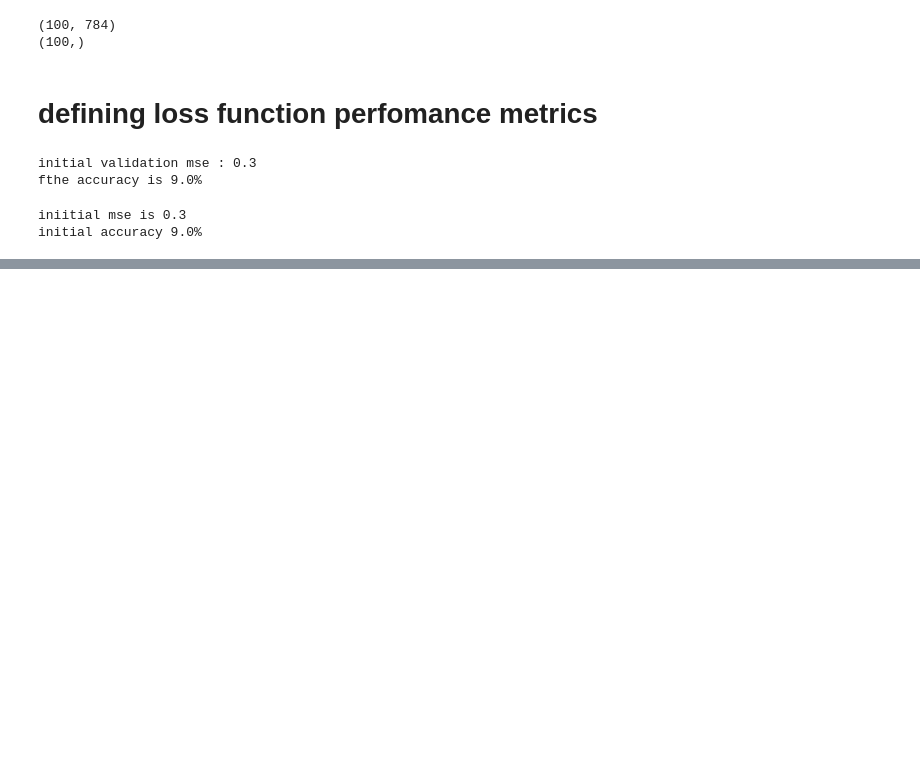
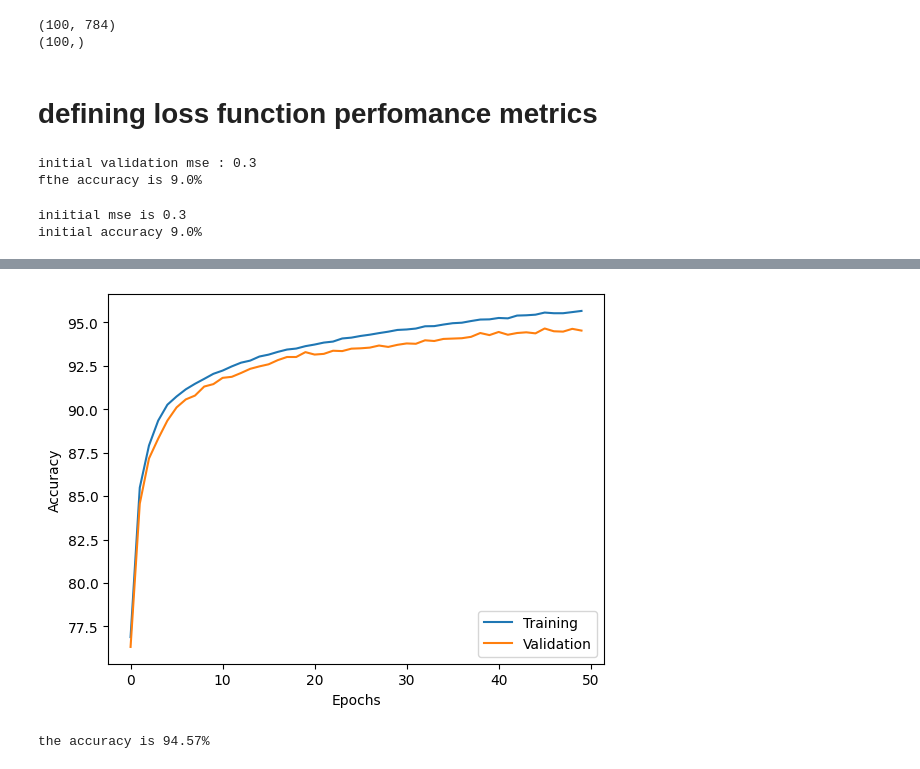
Before and after one commit to Wizard-hash2/Implementing-a-Multilayer-Artificial-Neural-Network, a Jupyter notebook: working_file.ipynb, the cells around one changed output, grey strips where cells are left out. Drawn from its saved outputs; the diff is of its cells as text; code cells hidden in the pictures; blank space fills up the shorter version.

```diff
--- a/working_file.ipynb
+++ b/working_file.ipynb
@@ -288,0 +298,14 @@ Epoch: 050/050 | Train MSE: 0.01 | Train Acc: 95.69% | Valid Acc: 94.54%
+# %%
+plt.plot(range(len(epoch_train_acc)), epoch_train_acc,label='Training')
+plt.plot(range(len(epoch_val_acc)), epoch_val_acc,label='Validation')
+plt.ylabel('Accuracy')
+plt.xlabel('Epochs')
+plt.legend(loc='lower right')
+plt.show()
+# %% [output]
+[figure, added]
+# %%
+test_mse, test_acc= compute_mse_accura(model, x_test, y_test)
+print(f"the accuracy is {test_acc *100:.2f}%")
+# %% [output]
+the accuracy is 94.57%
```
Also changed, not shown: parts of 4 cells of this notebook.
